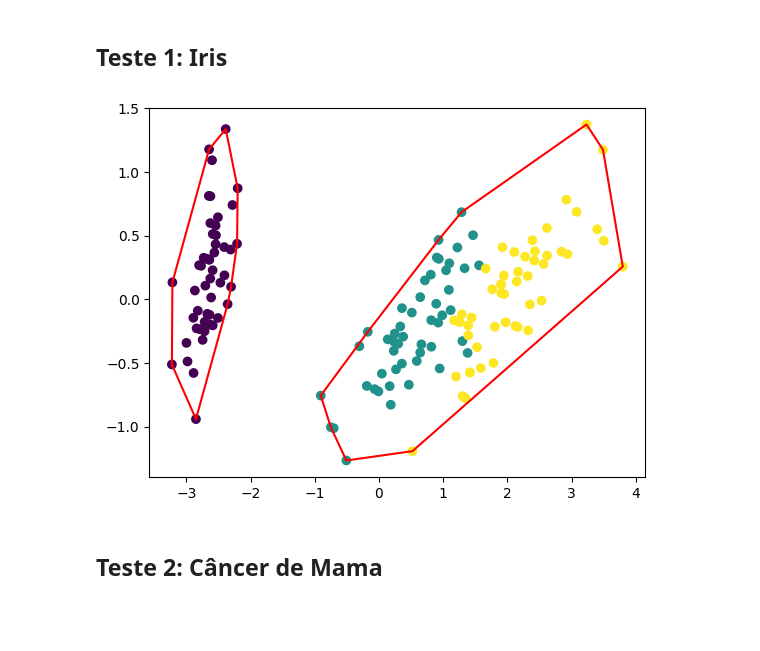
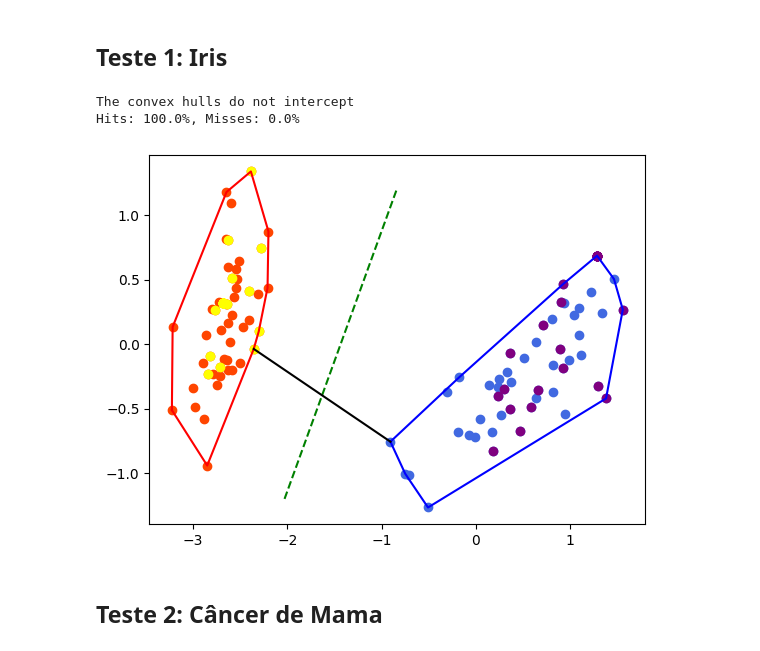
Before and after one commit to MFreyaG/Machine-learning-with-convex-hull, a Jupyter notebook: tp1_alg2.ipynb, the cells around one changed output. Cells and saved outputs as stored; diff of their text form; code cells hidden in the pictures; blank space fills up the shorter version.

```diff
--- a/tp1_alg2.ipynb
+++ b/tp1_alg2.ipynb
@@ -381,6 +380,11 @@ def plot_separating_line(hull1: ConvexHull, hull2: ConvexHull):
     min_x, max_x = get_x_range(hull1, hull2)
     min_y, max_y = get_y_range(hull1, hull2)
 
+    while (abs(separating_line_formula(min_x, hull1, hull2)) - abs(half_point.y)) >= 1.5* (abs(min_y) - abs(half_point.y)):
+      min_x += abs(min_x - half_point.x)/2
+    while (abs(separating_line_formula(max_x, hull1, hull2)) - abs(half_point.y)) >= 1.5* (abs(max_y) - abs(half_point.y)):
+      max_x -= abs(max_x - half_point.x)/2
+
     x = [min_x, max_x]
     y = [separating_line_formula(x[0], hull1, hull2), separating_line_formula(x[1], hull1, hull2)]
 
@@ -436,8 +440,6 @@ class DataTraining:
     # Works with numpy arrays or Point arrays
     @classmethod
     def separate_dataset(cls, hull1: ConvexHull, hull2: ConvexHull):
-
-        test_points = []
 
         # Finding the center of the Convex Hulls
         hull1_x_mean = 0
@@ -472,8 +474,9 @@ class DataTraining:
             training_points_count -= 1
 
         # Remaining points are assigned to tests
+        hull1_test_points = []
         for point in hull1.point_set:
-            test_points.append(point)
+            hull1_test_points.append(point)
 
         # Copying points to a new set, ordered by distance to the center (ascending)
         hull2_training_points = []
@@ -492,11 +495,11 @@ class DataTraining:
             hull2.point_set.pop(iter_temp)
             training_points_count -= 1
 
+        hull2_test_points = []
         for point in hull2.point_set:
-            test_points.append(point)
+            hull2_test_points.append(point)
 
-
-        return hull1_training_points, hull2_training_points, test_points
+        return hull1_training_points, hull1_test_points, hull2_training_points, hull2_test_points
 
     @classmethod
     def test_model(cls, hull_1: ConvexHull, hull_2: ConvexHull, test_points: list[Point]):
@@ -697,27 +835,11 @@ KeyboardInterrupt:
 # %% [markdown]
 ## Teste 1: Iris ##
-# %%
-iris = datasets.load_iris()
-# Atenção ao ".data"
-iris_reduced_points = PCA(n_components=2).fit_transform(iris.data)
-
-sitosa_set =  []
-non_sitosa_set = []
-
-iris_index = 0
-for x in iris.target:
-    if x == 0:
-        sitosa_set.append(Point(iris_reduced_points[iris_index][0], iris_reduced_points[iris_index][1]))
-    else:
-        non_sitosa_set.append(Point(iris_reduced_points[iris_index][0], iris_reduced_points[iris_index][1]))
-    iris_index += 1
-
-DataPlot.hull_plot(sitosa_set, color="red")
-DataPlot.hull_plot(non_sitosa_set, color="red")
-plt.scatter(x=iris_reduced_points[:, 0], y=iris_reduced_points[:, 1], c=iris.target)
-
-plt.show()
-# %% [output]
-[figure, removed]
+# %%
+iris = datasets.load_iris()
+GenerateModel.generate_by_datasets(iris, 0, 1)
+# %% [output]
+The convex hulls do not intercept
+Hits: 100.0%, Misses: 0.0%
+[figure, added]
 # %% [markdown]
 ## Teste 2: Câncer de Mama ##
```
Also changed, not shown: parts of 26 cells of this notebook, 4 other files.
